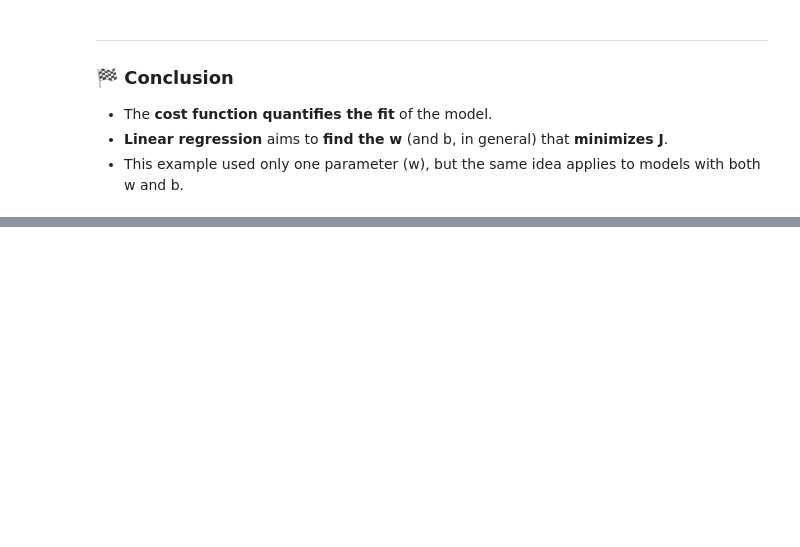
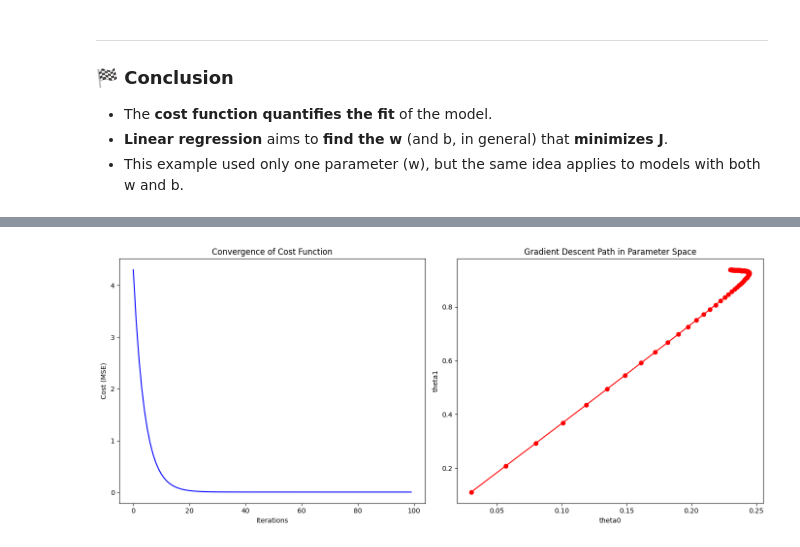
Before and after one commit to svgoudar/My-Data-Science-Roadmap, a Jupyter notebook: ML/Supervised Learning/Linear Regression.ipynb, the cells around one changed output, grey strips where cells are left out. Drawn from its saved outputs; the diff is of its cells as text; code cells hidden in the pictures; blank space fills up the shorter version.

```diff
--- a/ML/Supervised Learning/Linear Regression.ipynb
+++ b/ML/Supervised Learning/Linear Regression.ipynb
@@ -392,0 +466,66 @@ $$
+# %%
+import numpy as np
+import matplotlib.pyplot as plt
+
+# Create synthetic data
+X = np.array([1, 2, 3, 4, 5])
+y = np.array([1.2, 1.9, 3.0, 3.9, 5.1])
+m = len(X)
+
+# Initialize theta values
+theta0, theta1 = 0.0, 0.0
+alpha = 0.01
+iterations = 100
+
+# Store history
+theta0_hist = []
+theta1_hist = []
+cost_hist = []
+
+# Hypothesis function
+def hypothesis(X, theta0, theta1):
+    return theta0 + theta1 * X
+
+# Cost function (MSE)
+def compute_cost(X, y, theta0, theta1):
+    predictions = hypothesis(X, theta0, theta1)
+    errors = predictions - y
+    return (1 / (2 * m)) * np.sum(errors ** 2)
+
+# Gradient Descent
+for _ in range(iterations):
+    predictions = hypothesis(X, theta0, theta1)
+    errors = predictions - y
+
+    # Compute gradients
+    d_theta0 = (1 / m) * np.sum(errors)
+    d_theta1 = (1 / m) * np.sum(errors * X)
+
+    # Update parameters
+    theta0 -= alpha * d_theta0
+    theta1 -= alpha * d_theta1
+
+    # Record history
+    theta0_hist.append(theta0)
+    theta1_hist.append(theta1)
+    cost_hist.append(compute_cost(X, y, theta0, theta1))
+
+# Create figure with subplots
+fig, axs = plt.subplots(1, 2, figsize=(14, 6))
+
+# Plot cost over iterations (convergence)
+axs[0].plot(range(iterations), cost_hist, color='blue')
+axs[0].set_title("Convergence of Cost Function")
+axs[0].set_xlabel("Iterations")
+axs[0].set_ylabel("Cost (MSE)")
+
+# Plot gradient descent path in parameter space
+axs[1].plot(theta0_hist, theta1_hist, marker='o', color='red')
+axs[1].set_title("Gradient Descent Path in Parameter Space")
+axs[1].set_xlabel("theta0")
+axs[1].set_ylabel("theta1")
+
+plt.tight_layout()
+plt.show()
+# %% [output]
+[figure, added]
```
Also changed, not shown: parts of 5 cells of this notebook.
